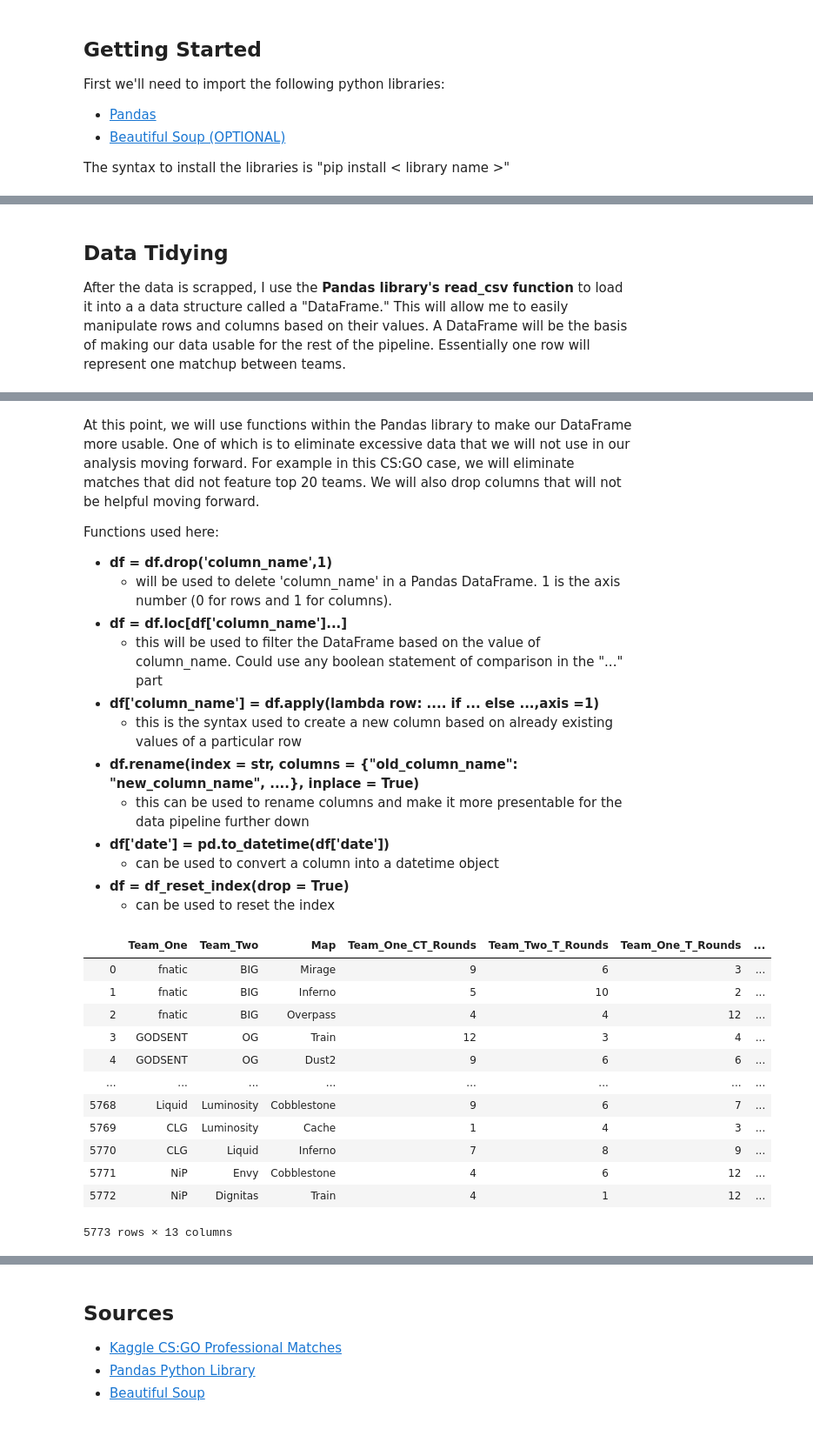
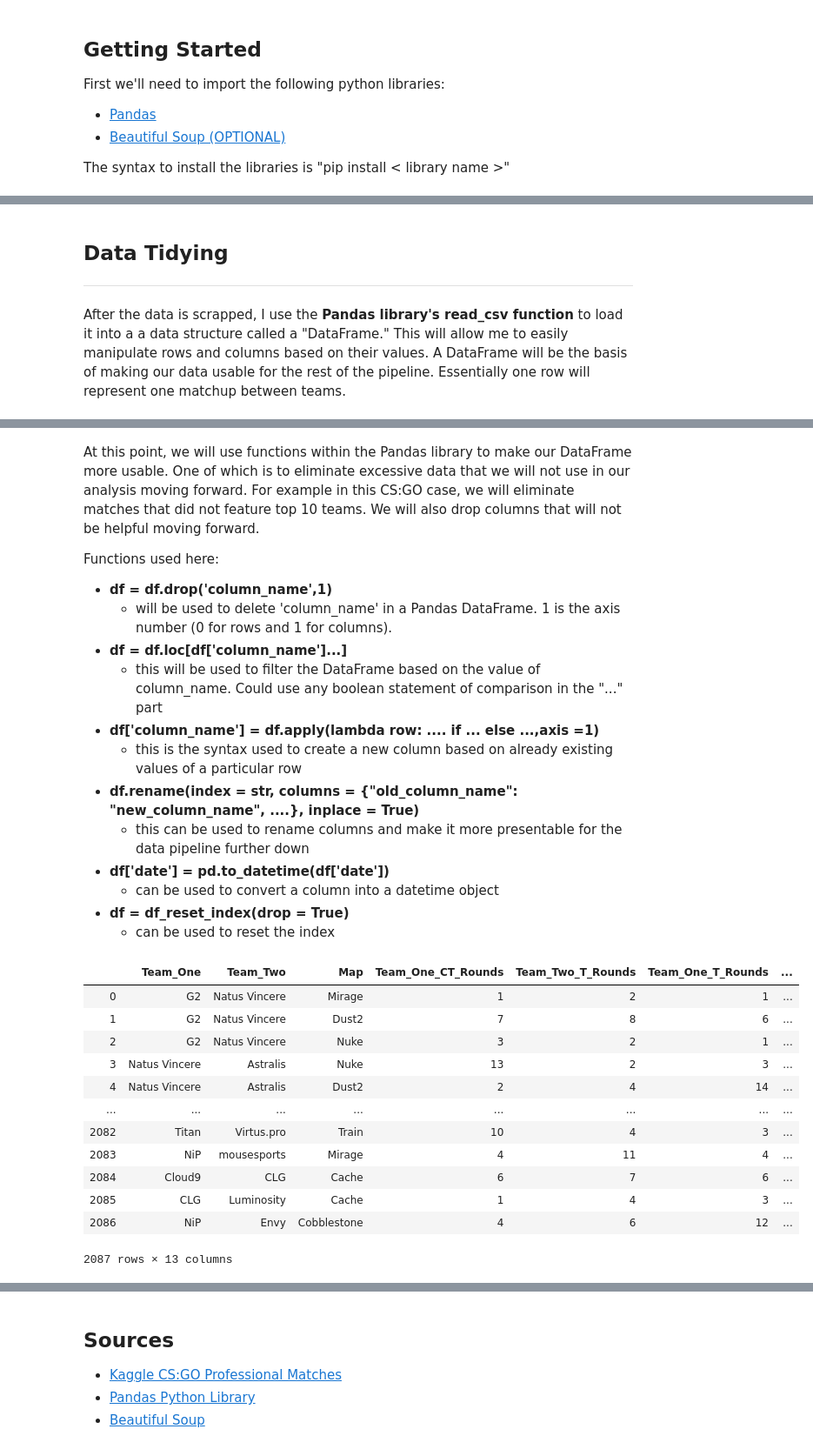
Before and after one commit to richchen11/richchen11.github.io, a Jupyter notebook: CMSC320RichardChen.ipynb, the cells around one changed output, grey strips where cells are left out. Shown: that part at 87% size. Saved outputs shown, nothing was run; the diff lists cells and outputs as text; code cells hidden in the pictures.

```diff
--- a/CMSC320RichardChen.ipynb
+++ b/CMSC320RichardChen.ipynb
@@ -39,6 +41,7 @@ import pandas as pd
 Because the author of the CS:GO Kaggle dataset already scrapped the data off www.hltv.org, I will not be explicitly showing the steps needed to perform that. However, more information can be found by exploring documentation of **Beautiful Soup**, a Python library used to get data and parse a HTML page. [Link here to explore Beautiful Soup.](https://www.crummy.com/software/BeautifulSoup/bs4/doc/)
 # %% [markdown]
 ## Data Tidying
+____
 After the data is scrapped, I use the **Pandas library's read_csv function** to load it into a a data structure called a "DataFrame." This will allow me to easily manipulate rows and columns based on their values. A DataFrame will be the basis of making our data usable for the rest of the pipeline. Essentially one row will represent one matchup between teams.
 # %%
 # loading data from our data into a dataframe
@@ -53,7 +56,7 @@ df.head()
 | 3 | 2020-03-18 | Rugratz | Bad News Bears | Inferno | 7 | 16 | 2 | 2 | 0 | 8 | ... |
 | 4 | 2020-03-18 | Rugratz | Bad News Bears | Vertigo | 8 | 16 | 2 | 2 | 4 | 5 | ... |
 # %% [markdown]
-At this point, we will use functions within the Pandas library to make our DataFrame more usable. One of which is to eliminate excessive data that we will not use in our analysis moving forward. For example in this CS:GO case, we will eliminate matches that did not feature top 20 teams. We will also drop columns that will not be helpful moving forward.
+At this point, we will use functions within the Pandas library to make our DataFrame more usable. One of which is to eliminate excessive data that we will not use in our analysis moving forward. For example in this CS:GO case, we will eliminate matches that did not feature top 10 teams. We will also drop columns that will not be helpful moving forward.
 
 Functions used here:
  - **df = df.drop('column_name',1)**
@@ -71,40 +74,40 @@ Functions used here:
 # %%
 # cleaning up data
 df = df.drop('starting_ct',1)
 df = df.drop('result_1',1)
 df = df.drop('result_2',1)
 df = df.drop('map_wins_1',1)
 df = df.drop('map_wins_2',1)
 df = df.drop('event_id',1)
-df = df.loc[df['rank_1'] <= 20]
-df = df.loc[df['rank_2'] <= 20]
+df = df.loc[df['rank_1'] <= 10]
+df = df.loc[df['rank_2'] <= 10]
 
 df['MapWinner'] = df.apply(lambda row: row.team_2 if row.map_winner == 2 else row.team_1, axis = 1)
 df['SeriesWinner'] = df.apply(lambda row: row.team_2 if row.match_winner == 2 else row.team_1, axis = 1)
 df['date'] = pd.to_datetime(df['date'])
 df['Year'] = df.apply(lambda row: row.date.year, axis = 1)
 df = df.drop('date',1)
 
 df = df.drop('map_winner',1)
 df = df.drop('match_winner',1)
 df.rename(columns = {'_map':'Map','team_1':'Team_One','team_2':'Team_Two','rank_1':'Team_Ones_Rank','rank_2': 'Team_Twos_Rank', \
                     'ct_1': 'Team_One_CT_Rounds','t_2': 'Team_Two_T_Rounds', 't_1':'Team_One_T_Rounds', 'ct_2':'Team_Two_CT_Rounds'}, inplace = True)
 df = df.sort_values(by = 'match_id', ascending = False)
 df = df.reset_index(drop = True)
 df
 # %% [output]
 |  | Team_One | Team_Two | Map | Team_One_CT_Rounds | Team_Two_T_Rounds | Team_One_T_Rounds | ... |
-| 0 | fnatic | BIG | Mirage | 9 | 6 | 3 | ... |
-| 1 | fnatic | BIG | Inferno | 5 | 10 | 2 | ... |
-| 2 | fnatic | BIG | Overpass | 4 | 4 | 12 | ... |
-| 3 | GODSENT | OG | Train | 12 | 3 | 4 | ... |
-| 4 | GODSENT | OG | Dust2 | 9 | 6 | 6 | ... |
+| 0 | G2 | Natus Vincere | Mirage | 1 | 2 | 1 | ... |
+| 1 | G2 | Natus Vincere | Dust2 | 7 | 8 | 6 | ... |
+| 2 | G2 | Natus Vincere | Nuke | 3 | 2 | 1 | ... |
+| 3 | Natus Vincere | Astralis | Nuke | 13 | 2 | 3 | ... |
+| 4 | Natus Vincere | Astralis | Dust2 | 2 | 4 | 14 | ... |
 | ... | ... | ... | ... | ... | ... | ... | ... |
-| 5768 | Liquid | Luminosity | Cobblestone | 9 | 6 | 7 | ... |
-| 5769 | CLG | Luminosity | Cache | 1 | 4 | 3 | ... |
-| 5770 | CLG | Liquid | Inferno | 7 | 8 | 9 | ... |
-| 5771 | NiP | Envy | Cobblestone | 4 | 6 | 12 | ... |
-| 5772 | NiP | Dignitas | Train | 4 | 1 | 12 | ... |
+| 2082 | Titan | Virtus.pro | Train | 10 | 4 | 3 | ... |
+| 2083 | NiP | mousesports | Mirage | 4 | 11 | 4 | ... |
+| 2084 | Cloud9 | CLG | Cache | 6 | 7 | 6 | ... |
+| 2085 | CLG | Luminosity | Cache | 1 | 4 | 3 | ... |
+| 2086 | NiP | Envy | Cobblestone | 4 | 6 | 12 | ... |
-5773 rows × 13 columns
+2087 rows × 13 columns
 # %% [markdown]
 ## Entity Resolution
```
Also changed, not shown: parts of 6 cells of this notebook, 1 other file.
